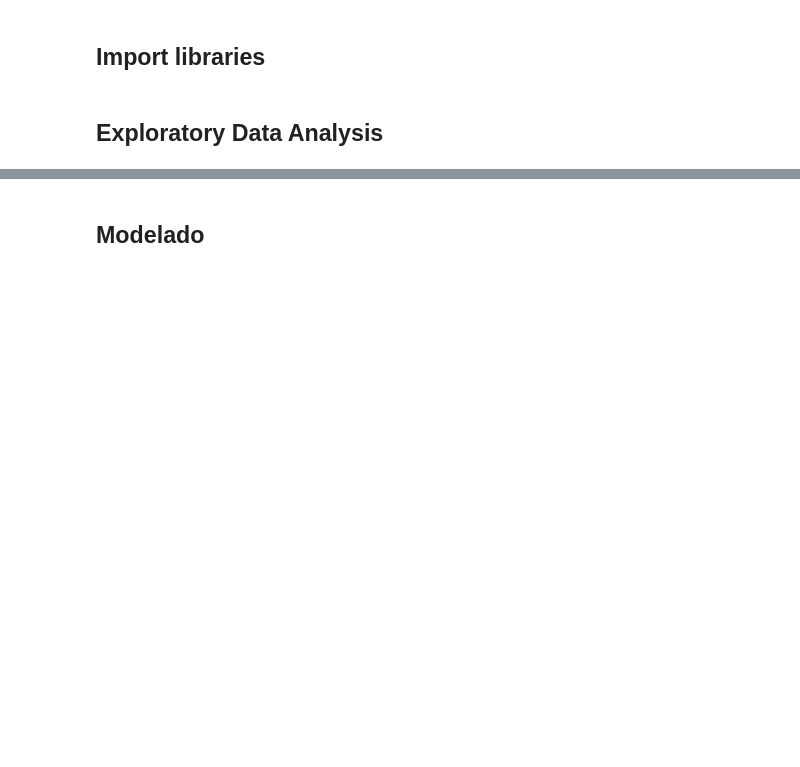
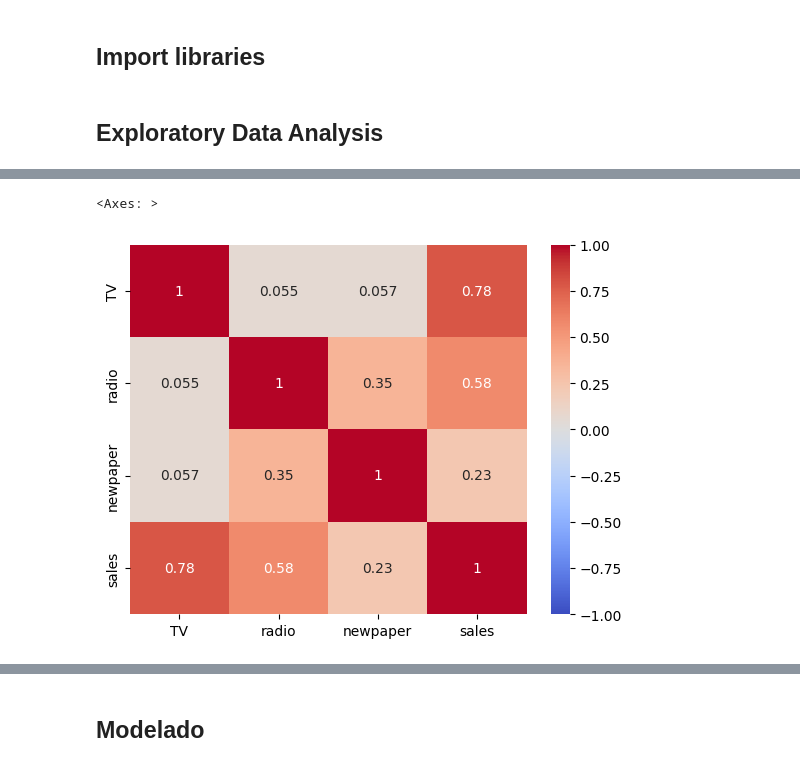
Before and after one commit to diego-dng/1025_DS_VITORIA, a Jupyter notebook: 3-Machine_Learning/1-Supervisado/1-Regression/3-Regularization/ejercicios/Advertising_RidgeLasso.ipynb, the cells around one changed output, grey strips where cells are left out. Saved outputs shown, nothing was run; the diff lists cells and outputs as text; code cells hidden in the pictures; blank space fills up the shorter version.

```diff
--- a/3-Machine_Learning/1-Supervisado/1-Regression/3-Regularization/ejercicios/Advertising_RidgeLasso.ipynb
+++ b/3-Machine_Learning/1-Supervisado/1-Regression/3-Regularization/ejercicios/Advertising_RidgeLasso.ipynb
@@ -17,0 +92,5 @@ Para ello tendrás que utilizar tanto modelos de regresión normales, como regul
+# %%
+sns.heatmap(df.corr(), annot= True, cmap="coolwarm", vmin=-1)
+# %% [output]
+<Axes: >
+[figure, added]
```
Also changed, not shown: parts of 31 cells of this notebook, 7 other files.
